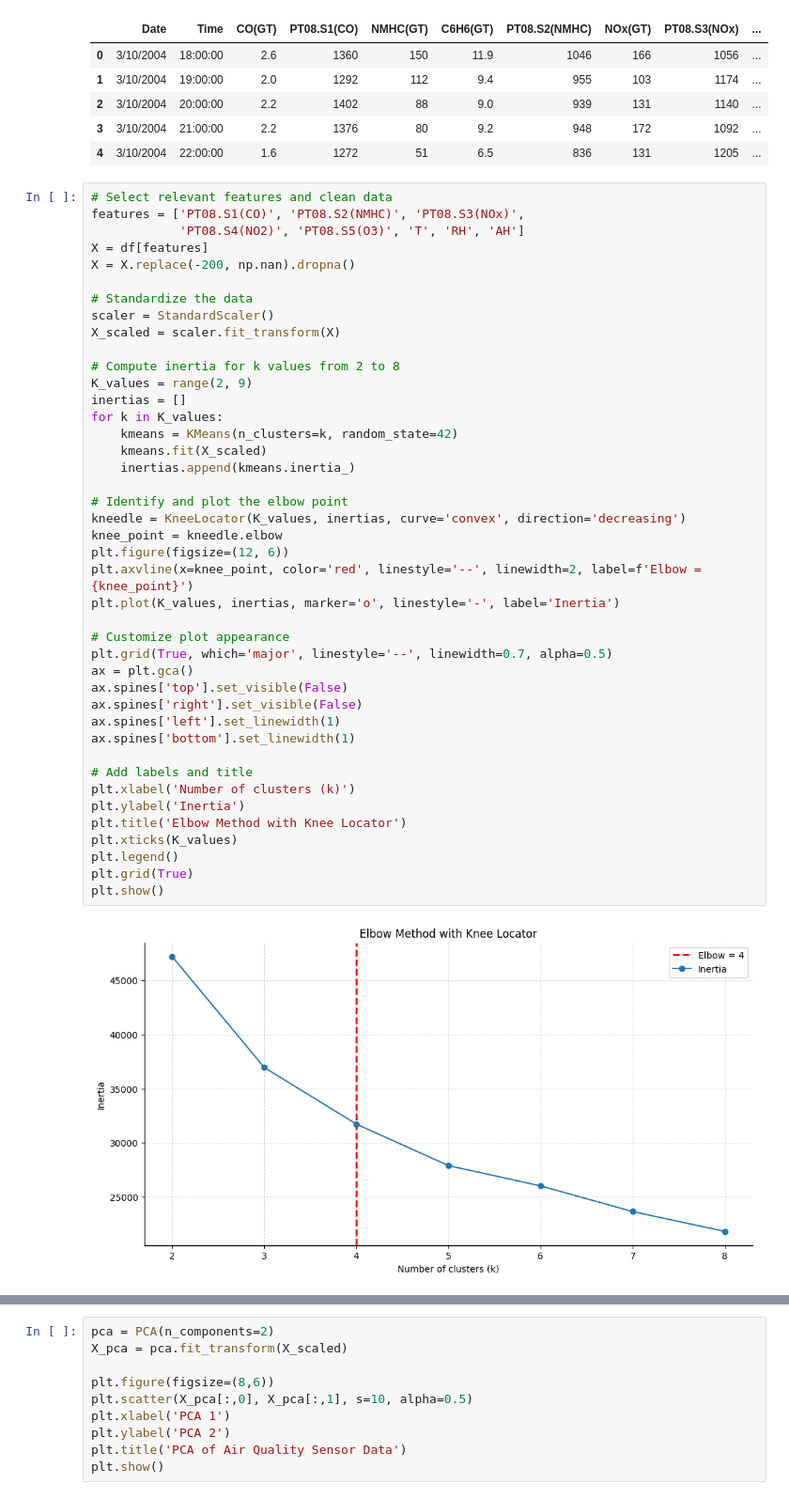
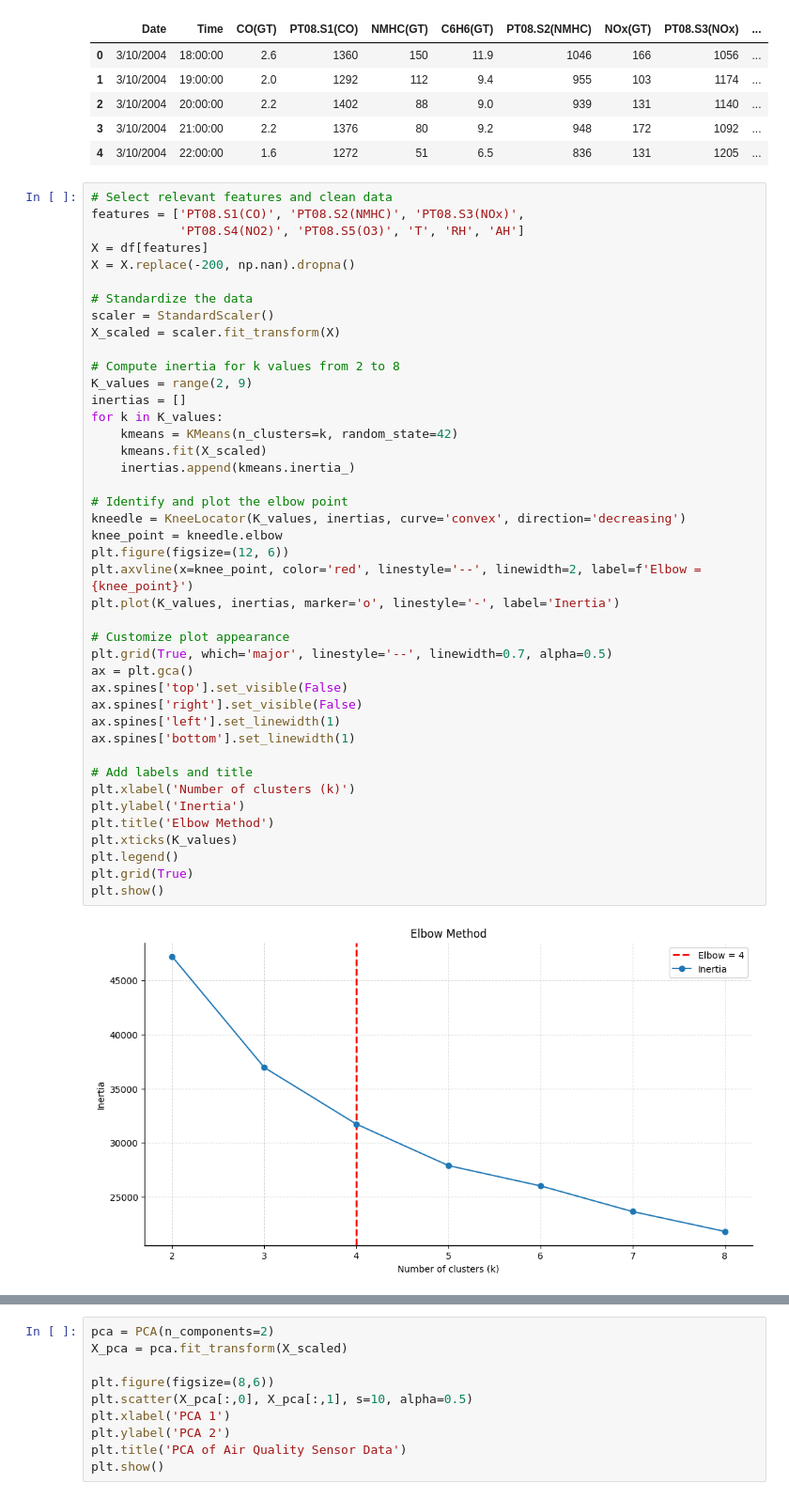
Before and after one commit to Gianluca-Coppola/Clustering, a Jupyter notebook: air_quality_clustering.ipynb, the cells around one changed output, grey strips where cells are left out. Shown at 94% size. Saved outputs shown, nothing was run; the diff lists cells and outputs as text.

```diff
--- a/air_quality_clustering.ipynb
+++ b/air_quality_clustering.ipynb
@@ -63,35 +63,35 @@ X_scaled = scaler.fit_transform(X)
 K_values = range(2, 9)
 inertias = []
 for k in K_values:
     kmeans = KMeans(n_clusters=k, random_state=42)
     kmeans.fit(X_scaled)
     inertias.append(kmeans.inertia_)
 
 # Identify and plot the elbow point
 kneedle = KneeLocator(K_values, inertias, curve='convex', direction='decreasing')
 knee_point = kneedle.elbow
 plt.figure(figsize=(12, 6))
 plt.axvline(x=knee_point, color='red', linestyle='--', linewidth=2, label=f'Elbow = {knee_point}')
 plt.plot(K_values, inertias, marker='o', linestyle='-', label='Inertia')
 
 # Customize plot appearance
 plt.grid(True, which='major', linestyle='--', linewidth=0.7, alpha=0.5)
 ax = plt.gca()
 ax.spines['top'].set_visible(False)
 ax.spines['right'].set_visible(False)
 ax.spines['left'].set_linewidth(1)
 ax.spines['bottom'].set_linewidth(1)
 
 # Add labels and title
 plt.xlabel('Number of clusters (k)')
 plt.ylabel('Inertia')
-plt.title('Elbow Method with Knee Locator')
+plt.title('Elbow Method')
 plt.xticks(K_values)
 plt.legend()
 plt.grid(True)
 plt.show()
 # %% [output]
-[figure, old version]
+[figure, new version]
 # %%
 from sklearn.metrics import silhouette_score
 
```
Also changed, not shown: parts of 6 cells of this notebook.
